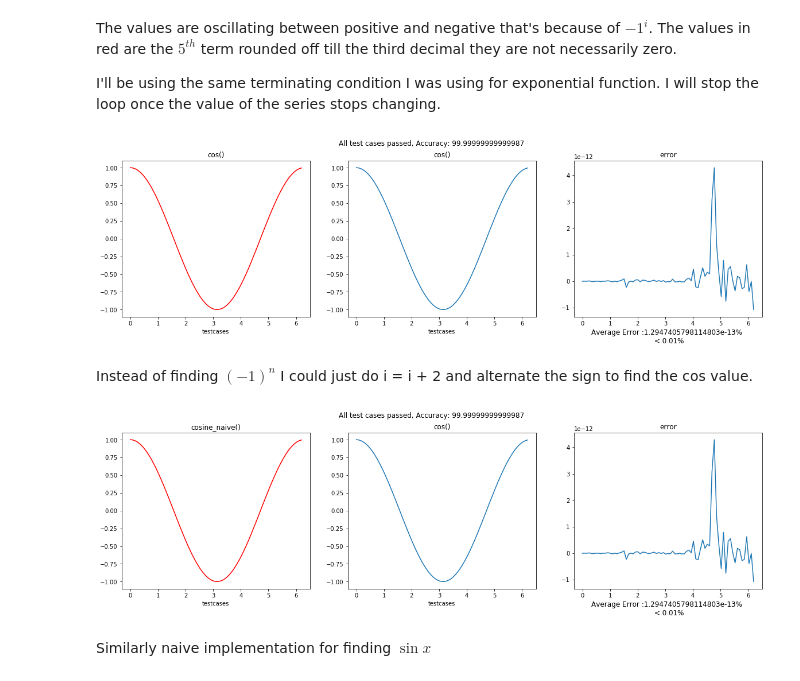
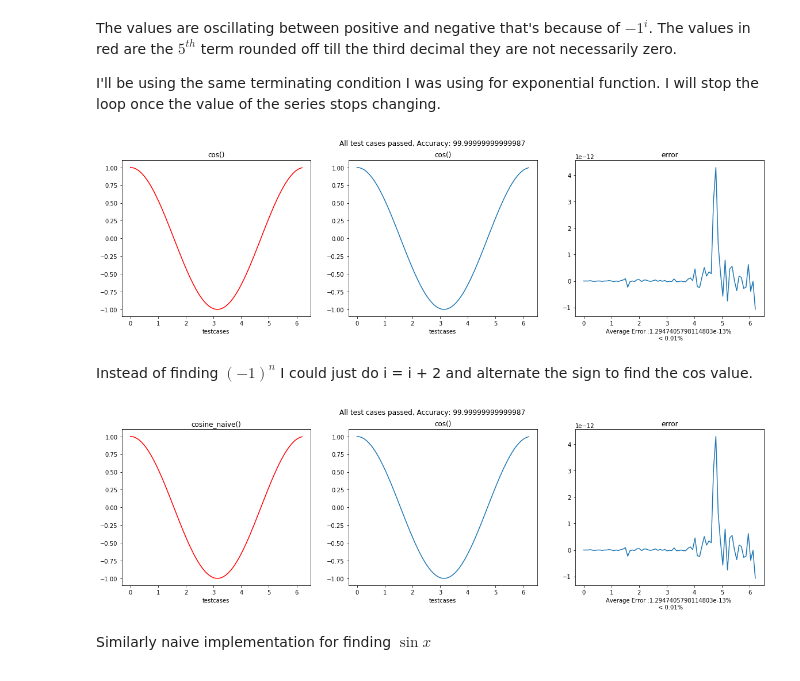
Before and after one commit to ShwetaBarge/PythonForDataScience, a Jupyter notebook: The Seen and The Unseen.ipynb, the cells around one changed output. Cells and saved outputs as stored; diff of their text form; code cells hidden in the pictures.

```diff
--- a/The Seen and The Unseen.ipynb
+++ b/The Seen and The Unseen.ipynb
@@ -41,18 +41,17 @@ def theSeenAndTheUnseenTest(func1, func2, testcase) :
     # output of inbuilt function in lists, and calculates
     # error
     for i in testcase :
-        o = 0
-        a = 0
-        e = 0
         o = (func1(i)[0])
         a = (func2(i))
         ourvalues.append(o)
         actualvalues.append(a)
+
         if a != 0:            #avoiding division by zero
             e = ((a-o)/a)*100
             error.append(e)   # error
         else:
-            error.append(0)
+            e = 0
+            error.append(e)
         if e > 0.01 :
             failed.append(i);
 
@@ -75,9 +74,9 @@ def theSeenAndTheUnseenTest(func1, func2, testcase) :
 
     # Title when all testcases are passed
     if(avg_error < 0.01) :
-        fig.suptitle("All test cases passed, Accuracy: "+str(100-avg_error), fontsize = 12)
-        ax[2].text(0.5, -0.17, "Average Error :" + str(avg_error)+ "% \n < 0.01%",
-                   size=12, ha="center", transform=ax[2].transAxes)
+        fig.suptitle("All test cases passed, Accuracy: "+str(100-abs(avg_error)), fontsize = 12)
+        ax[2].set_xlabel("Average Error :" +str(avg_error)+ "% \n < 0.01%")
+        #ax[2].text(0.5, -0.17, "Average Error :" +str(avg_error)+ "% \n < 0.01%",size=12, ha="center", transform=ax[2].transAxes)
 
     # Title when not all testcases are passed
     else :
@@ -1089,8 +1024,9 @@ def cos(x) :
     return cosx,i
 # %%
-theSeenAndTheUnseenTest(cos, math.cos, np.linspace(0, 2*np.pi, num = 75, endpoint = False))
+theSeenAndTheUnseenTest(cos, math.cos, np.linspace(0, 2*np.pi, num = 75
+                        , endpoint = False))
 # %% [output]
-[figure, old version]
+[figure, new version]
 # %% [markdown]
 Instead of finding $(-1)^n$ I could just do i = i + 2 and alternate the sign to find the cos value.
 # %%
@@ -1114,7 +1050,7 @@ def cosine_naive(x):
 # %%
 theSeenAndTheUnseenTest(cosine_naive, math.cos, np.linspace(0, 2*np.pi, num = 75, endpoint = False))
 # %% [output]
-[figure, old version]
+[figure, new version]
 # %% [markdown]
 Similarly naive implementation for finding $\sin x$
 # %% [markdown]
```
Also changed, not shown: parts of 198 cells of this notebook, 23 other files.
